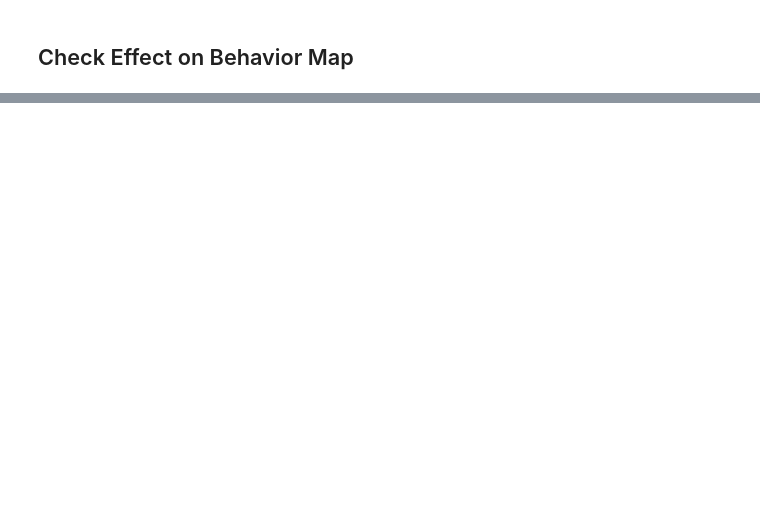
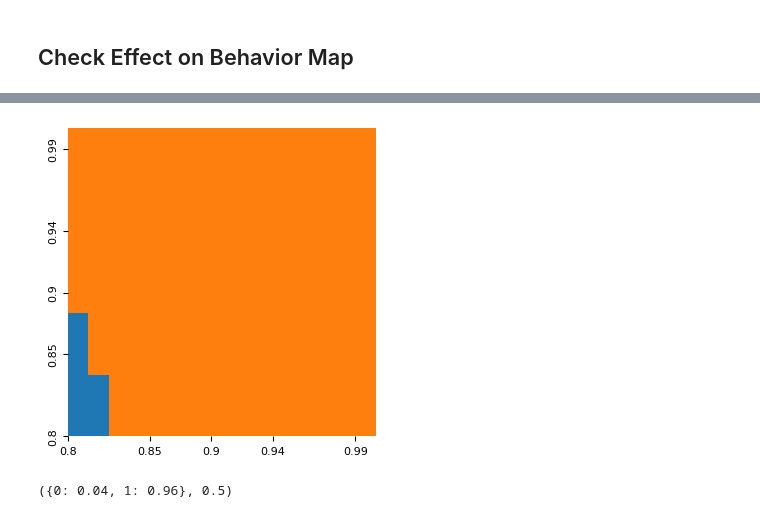
Before and after one commit to ankile/irl-environment-design, a Jupyter notebook: notebooks/08_pn_implicit_diff.ipynb, the cells around one changed output, grey strips where cells are left out. Saved outputs shown, nothing was run; the diff lists cells and outputs as text; code cells hidden in the pictures; blank space fills up the shorter version.

```diff
--- a/notebooks/08_pn_implicit_diff.ipynb
+++ b/notebooks/08_pn_implicit_diff.ipynb
@@ -233,0 +315,25 @@ def compute_covers(bm_out):
+# %%
+updated_world = make_world(height=height,
+                          width=width,
+                          rewards=R_new,
+                          absorbing_states=goal_states,
+                          wall_states=wall_states)
+
+import src.utils.behavior_map as bm
+
+granularity = 15
+
+# Set up parameters to search over
+
+out = bm.plot_bmap(
+    world=updated_world,
+    gammas=gammas,
+    probs=probs,
+    plot = True
+)
+# %% [output]
+[figure, added]
+# %%
+compute_covers(out)
+# %% [output]
+({0: 0.04, 1: 0.96}, 0.5)
```
Also changed, not shown: parts of 15 cells of this notebook, 6 other files.
